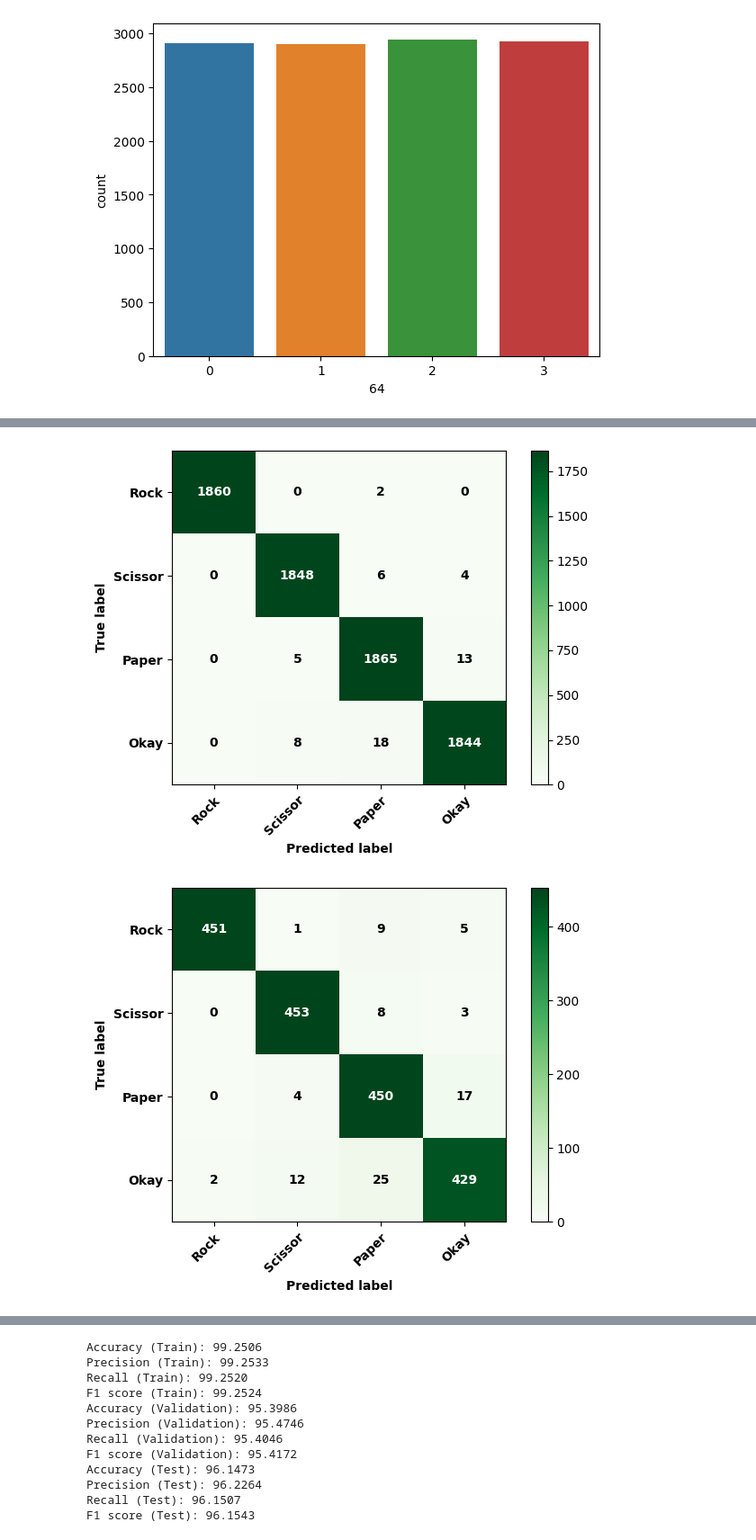
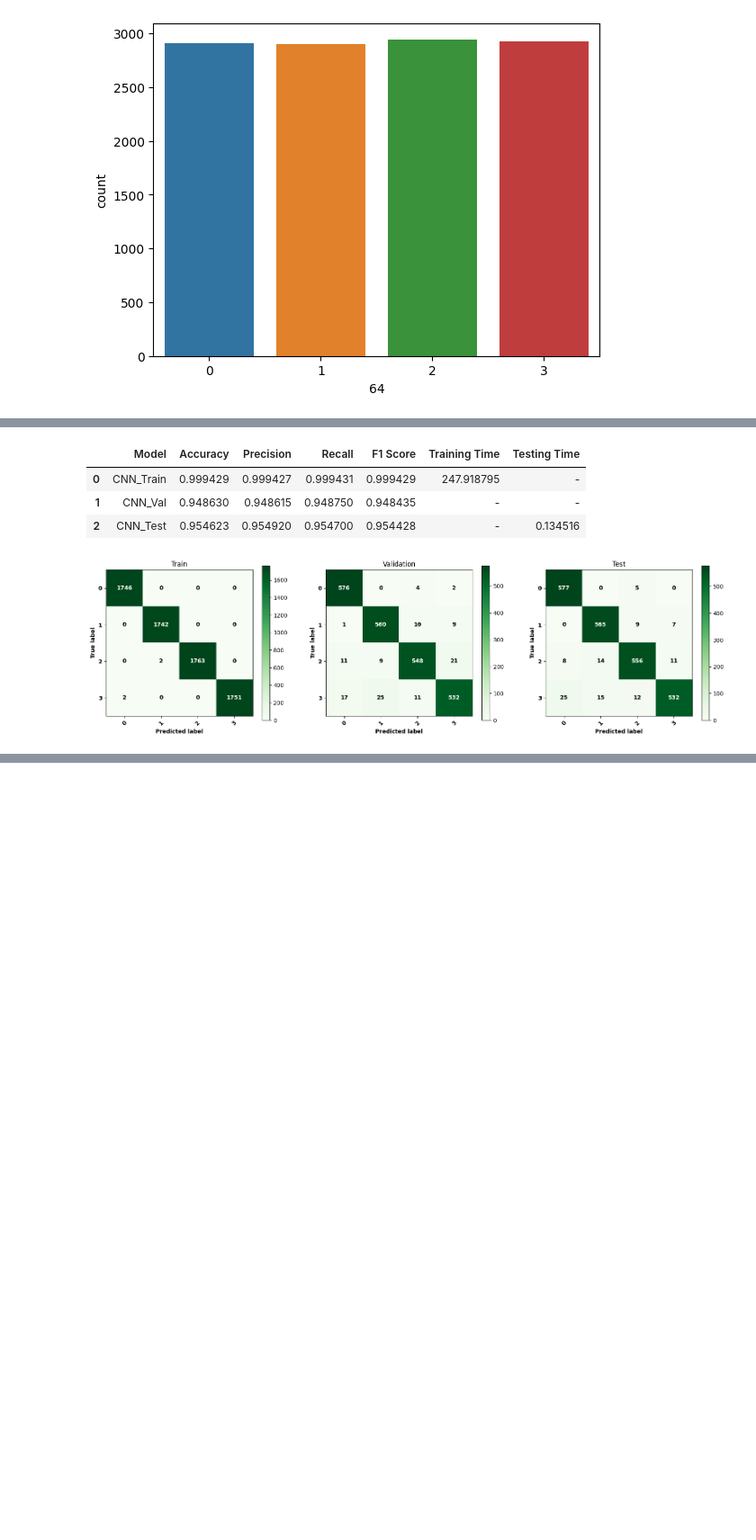
Before and after one commit to JAEHO-SUL/DGU-MLDL, a Jupyter notebook: Final Project [설재호].ipynb, the cells around one changed output, grey strips where cells are left out. Shown: that part at 90% size. Cells and saved outputs as stored; diff of their text form; code cells hidden in the pictures; blank space fills up the shorter version.

```diff
--- a/Final Project [설재호].ipynb
+++ b/Final Project [설재호].ipynb
@@ -103,7 +103,7 @@ OK - 3
 # %% [markdown]
 ![image.png](attachment:image.png)
 # %%
-path = Path(r'C:/Users/DMIC/Desktop/Seol/GIT_Repository/study/Biosignals/EMG-Torch')
+path = Path(r'C:/Users/tjfwo/OneDrive/바탕 화면/GIT_Repository/study/Biosignals/EMG-Torch/archive')
 # %%
 df0 = pd.read_csv(path / '0.csv', header=None)
 df1 = pd.read_csv(path / '1.csv', header=None)
@@ -153,8 +153,8 @@ sns.countplot(x=64, data=df)
 <Axes: xlabel='64', ylabel='count'>
 [figure]
 # %%
-X = df.drop([64], axis = 1)
-Y = df.drop(df.index[0:64], axis = 1)
+X = df.iloc[:,:64]
+Y = df.iloc[:,64]
 
 X_train, X_test, y_train, y_test = train_test_split(
     X,
@@ -167,7 +167,7 @@ X_train, X_test, y_train, y_test = train_test_split(
 X_train, X_val, y_train, y_val = train_test_split(
     X_train,
     y_train,
-    test_size = 0.2,
+    test_size = 0.25,
     random_state = 0,
     shuffle = True,
     stratify = y_train)
@@ -398,12 +375,24 @@ with torch.no_grad():
     y_pred_cnn_val = model_cnn(X_val.unsqueeze(1))
     y_pred_cnn_test = model_cnn(X_test.unsqueeze(1))
 # %%
-plot_score.plot_confusion_matrix(y_train, y_pred_cnn_train.argmax(dim=1))
-plot_score.plot_confusion_matrix(y_val, y_pred_cnn_val.argmax(dim=1))
-plot_score.plot_confusion_matrix(y_test, y_pred_cnn_test.argmax(dim=1))
-accuracy_cnn_train, precision_cnn_train, recall_cnn_train, f1_cnn_train = plot_score.score_train(y_train, y_pred_cnn_train.detach().numpy().argmax(axis=1))
-accuracy_cnn_val, precision_cnn_val, recall_cnn_val, f1_cnn_val = plot_score.score_val(y_val, y_pred_cnn_val.detach().numpy().argmax(axis=1))
-accuracy_cnn_test, precision_cnn_test, recall_cnn_test, f1_cnn_test = plot_score.score_test(y_test, y_pred_cnn_test.detach().numpy().argmax(axis=1))
+fig, (ax_train, ax_val, ax_test) = plt.subplots(1, 3, figsize=(20,5))
+
+plot_confusion_matrix(ax_train, y_train, y_pred_cnn_train.argmax(dim=1), title='Train')
+plot_confusion_matrix(ax_val, y_val, y_pred_cnn_val.argmax(dim=1), title='Validation')
+plot_confusion_matrix(ax_test, y_test, y_pred_cnn_test.argmax(dim=1), title='Test')
+
+accuracy_cnn_train,precision_cnn_train,recall_cnn_train,f1_cnn_train = score_train(y_train, y_pred_cnn_train.detach().numpy().argmax(axis=1))
+accuracy_cnn_val,precision_cnn_val,recall_cnn_val,f1_cnn_val = score_val(y_val, y_pred_cnn_val.detach().numpy().argmax(axis=1))
+accuracy_cnn_test,precision_cnn_test,recall_cnn_test,f1_cnn_test = score_test(y_test, y_pred_cnn_test.detach().numpy().argmax(axis=1))
+
+model = pd.DataFrame(columns=['Model','Accuracy', 'Precision', 'Recall', 'F1 Score', 'Training Time', 'Testing Time'])
+model.loc[0] = ['CNN_Train',accuracy_cnn_train,precision_cnn_train,recall_cnn_train,f1_cnn_train,training_time_cnn,'-']
+model.loc[1] = ['CNN_Val',accuracy_cnn_val,precision_cnn_val,recall_cnn_val,f1_cnn_val,'-','-']
+model.loc[2] = ['CNN_Test',accuracy_cnn_test,precision_cnn_test,recall_cnn_test,f1_cnn_test,'-',testing_time_cnn]
+model
 # %% [output]
+|  | Model | Accuracy | Precision | Recall | F1 Score | Training Time | Testing Time |
+| 0 | CNN_Train | 0.999429 | 0.999427 | 0.999431 | 0.999429 | 247.918795 | - |
+| 1 | CNN_Val | 0.948630 | 0.948615 | 0.948750 | 0.948435 | - | - |
+| 2 | CNN_Test | 0.954623 | 0.954920 | 0.954700 | 0.954428 | - | 0.134516 |
-[figure, old version]
+[figure, new version]
-[figure, removed]
@@ -411,12 +398,0 @@ accuracy_cnn_test, precision_cnn_test, recall_cnn_test, f1_cnn_test = plot_score
-Accuracy (Train): 99.2506
-Precision (Train): 99.2533
-Recall (Train): 99.2520
-F1 score (Train): 99.2524
-Accuracy (Validation): 95.3986
-Precision (Validation): 95.4746
-Recall (Validation): 95.4046
-F1 score (Validation): 95.4172
-Accuracy (Test): 96.1473
-Precision (Test): 96.2264
-Recall (Test): 96.1507
-F1 score (Test): 96.1543
```
Also changed, not shown: parts of 8 cells of this notebook, 1 other file.
